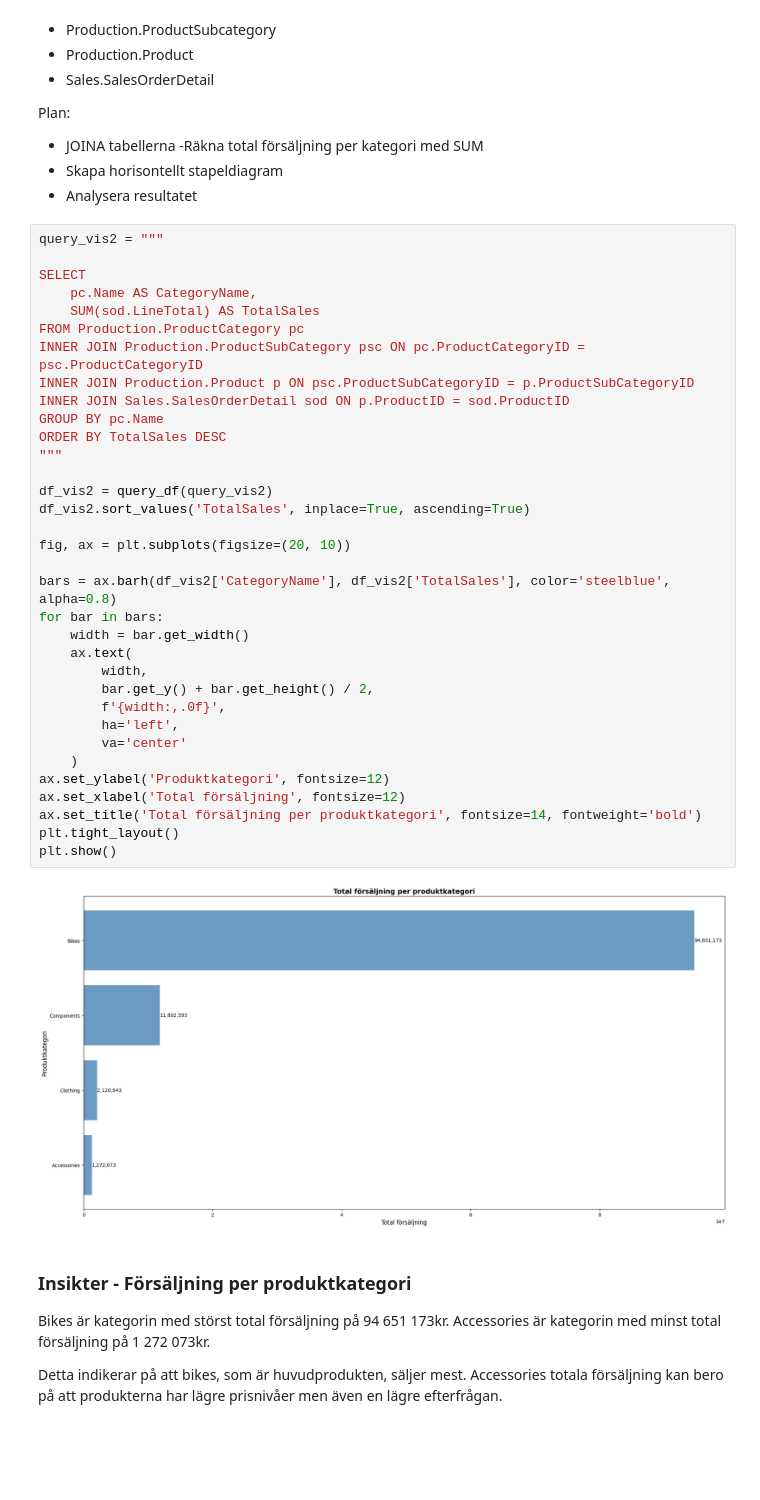
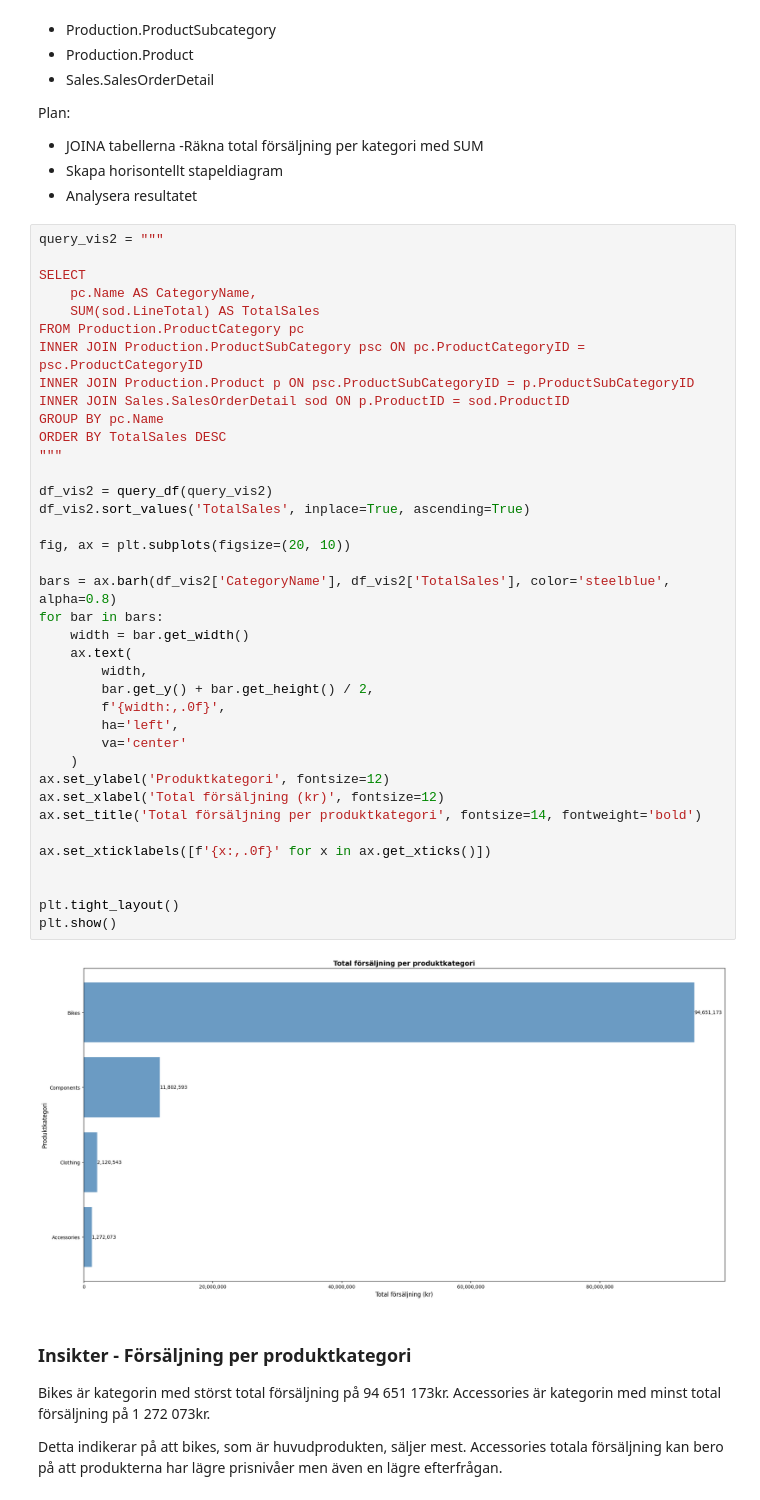
Before and after one commit to iidaclaesson/AdventureWorks2025-analys, a Jupyter notebook: notebooks/analys.ipynb, the cells around one changed output. Cells and saved outputs as stored; diff of their text form; blank space fills up the shorter version.

```diff
--- a/notebooks/analys.ipynb
+++ b/notebooks/analys.ipynb
@@ -118,35 +118,39 @@ SELECT
     pc.Name AS CategoryName,
     SUM(sod.LineTotal) AS TotalSales
 FROM Production.ProductCategory pc
 INNER JOIN Production.ProductSubCategory psc ON pc.ProductCategoryID = psc.ProductCategoryID
 INNER JOIN Production.Product p ON psc.ProductSubCategoryID = p.ProductSubCategoryID
 INNER JOIN Sales.SalesOrderDetail sod ON p.ProductID = sod.ProductID
 GROUP BY pc.Name
 ORDER BY TotalSales DESC
 """
 
 df_vis2 = query_df(query_vis2)
 df_vis2.sort_values('TotalSales', inplace=True, ascending=True)
 
 fig, ax = plt.subplots(figsize=(20, 10))
 
 bars = ax.barh(df_vis2['CategoryName'], df_vis2['TotalSales'], color='steelblue', alpha=0.8)
 for bar in bars:
     width = bar.get_width()
     ax.text(
         width,
         bar.get_y() + bar.get_height() / 2,
         f'{width:,.0f}',
         ha='left',
         va='center'
     )
 ax.set_ylabel('Produktkategori', fontsize=12)
-ax.set_xlabel('Total försäljning', fontsize=12)
+ax.set_xlabel('Total försäljning (kr)', fontsize=12)
 ax.set_title('Total försäljning per produktkategori', fontsize=14, fontweight='bold')
+
+ax.set_xticklabels([f'{x:,.0f}' for x in ax.get_xticks()])
+
+
 plt.tight_layout()
 plt.show()
 # %% [output]
-[figure, old version]
+[figure, new version]
 # %% [markdown]
 ### Insikter - Försäljning per produktkategori
 
```
